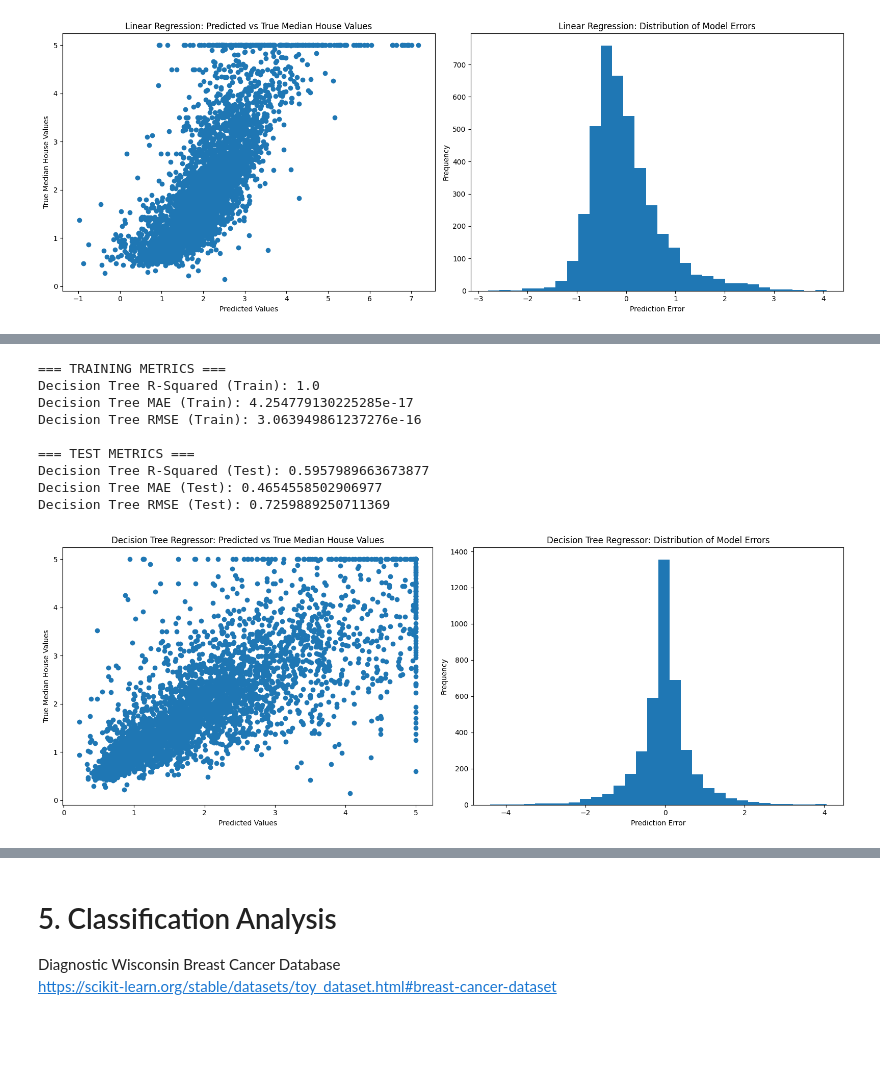
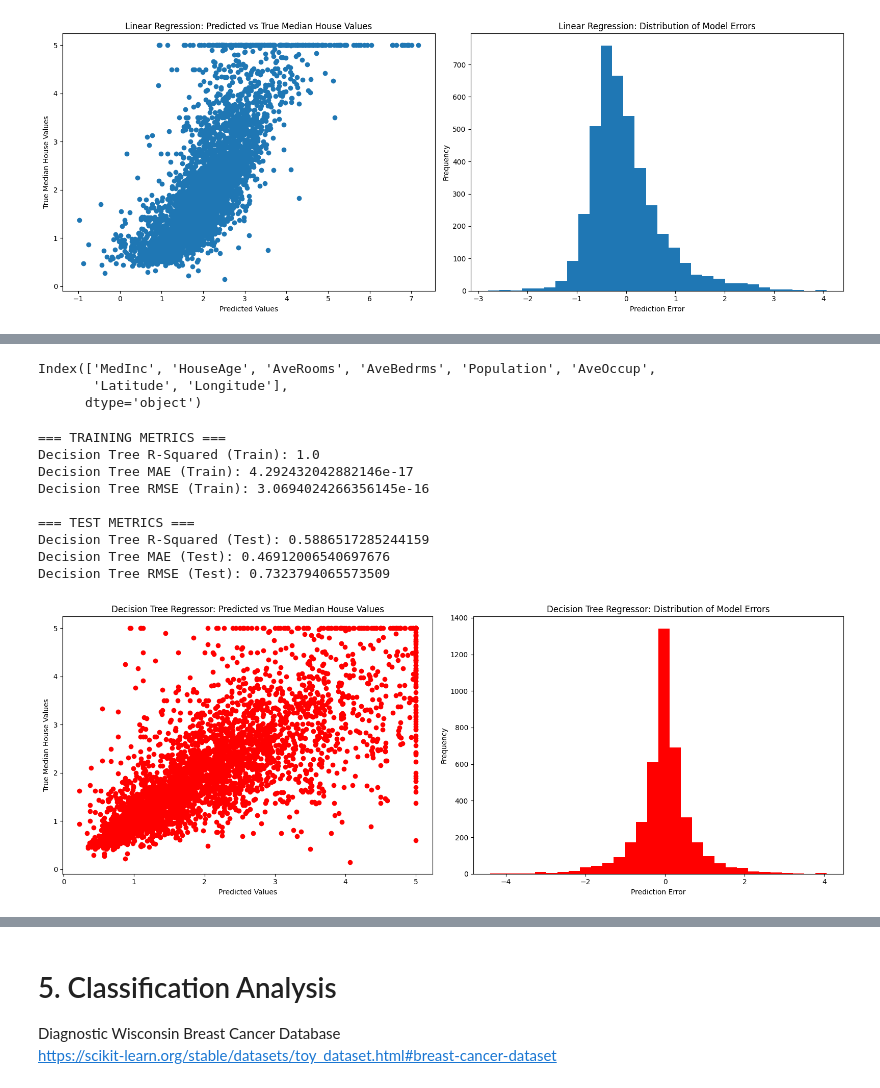
Before and after one commit to brodyanderson/math-6880-Project1, a Jupyter notebook: project1.ipynb, the cells around one changed output, grey strips where cells are left out. Drawn from its saved outputs; the diff is of its cells as text; code cells hidden in the pictures; blank space fills up the shorter version.

```diff
--- a/project1.ipynb
+++ b/project1.ipynb
@@ -315,3 +448,16 @@ Notes:
+# %%
+# Load the California housing data
+cal = fetch_california_housing(as_frame=True)
+X, y = cal.data, cal.target
+feature_names = X.columns
+print(feature_names)
+
+# Train/test split
+X_train, X_test, y_train, y_test = train_test_split(X, y, test_size=0.20, random_state=0)
+# %% [output]
+Index(['MedInc', 'HouseAge', 'AveRooms', 'AveBedrms', 'Population', 'AveOccup',
+       'Latitude', 'Longitude'],
+      dtype='object')
 # %%
 from sklearn.tree import DecisionTreeRegressor
 
@@ -326,41 +472,41 @@ print("Decision Tree R-Squared (Train):", r2_score(y_train, y_train_pred))
 print("Decision Tree MAE (Train):", mean_absolute_error(y_train, y_train_pred))
 print("Decision Tree RMSE (Train):", np.sqrt(mean_squared_error(y_train, y_train_pred)))
 
 print("\n=== TEST METRICS ===")
 print("Decision Tree R-Squared (Test):", r2_score(y_test, y_pred))
 print("Decision Tree MAE (Test):", mean_absolute_error(y_test, y_pred))
 print("Decision Tree RMSE (Test):", np.sqrt(mean_squared_error(y_test, y_pred)))
 
 print()
 print()
 
 errors = y_test - y_pred
 
 fig, (ax1, ax2) = plt.subplots(1, 2, figsize=(16, 6))
 
-ax1.scatter(y_pred, y_test)
+ax1.scatter(y_pred, y_test, color='red')
 ax1.set_xlabel('Predicted Values')
 ax1.set_ylabel('True Median House Values')
 ax1.set_title('Decision Tree Regressor: Predicted vs True Median House Values')
 
-ax2.hist(errors, bins=30)
+ax2.hist(errors, bins=30, color='red')
 ax2.set_xlabel('Prediction Error')
 ax2.set_ylabel('Frequency')
 ax2.set_title('Decision Tree Regressor: Distribution of Model Errors')
 
 plt.tight_layout()
 plt.show()
 # %% [output]
 === TRAINING METRICS ===
 Decision Tree R-Squared (Train): 1.0
-Decision Tree MAE (Train): 4.254779130225285e-17
-Decision Tree RMSE (Train): 3.063949861237276e-16
+Decision Tree MAE (Train): 4.292432042882146e-17
+Decision Tree RMSE (Train): 3.0694024266356145e-16
 
 === TEST METRICS ===
-Decision Tree R-Squared (Test): 0.5957989663673877
-Decision Tree MAE (Test): 0.4654558502906977
-Decision Tree RMSE (Test): 0.7259889250711369
+Decision Tree R-Squared (Test): 0.5886517285244159
+Decision Tree MAE (Test): 0.46912006540697676
+Decision Tree RMSE (Test): 0.7323794065573509
-[figure, old version]
+[figure, new version]
 # %%
 from sklearn.ensemble import RandomForestRegressor
 
```
Also changed, not shown: parts of 8 cells of this notebook.
